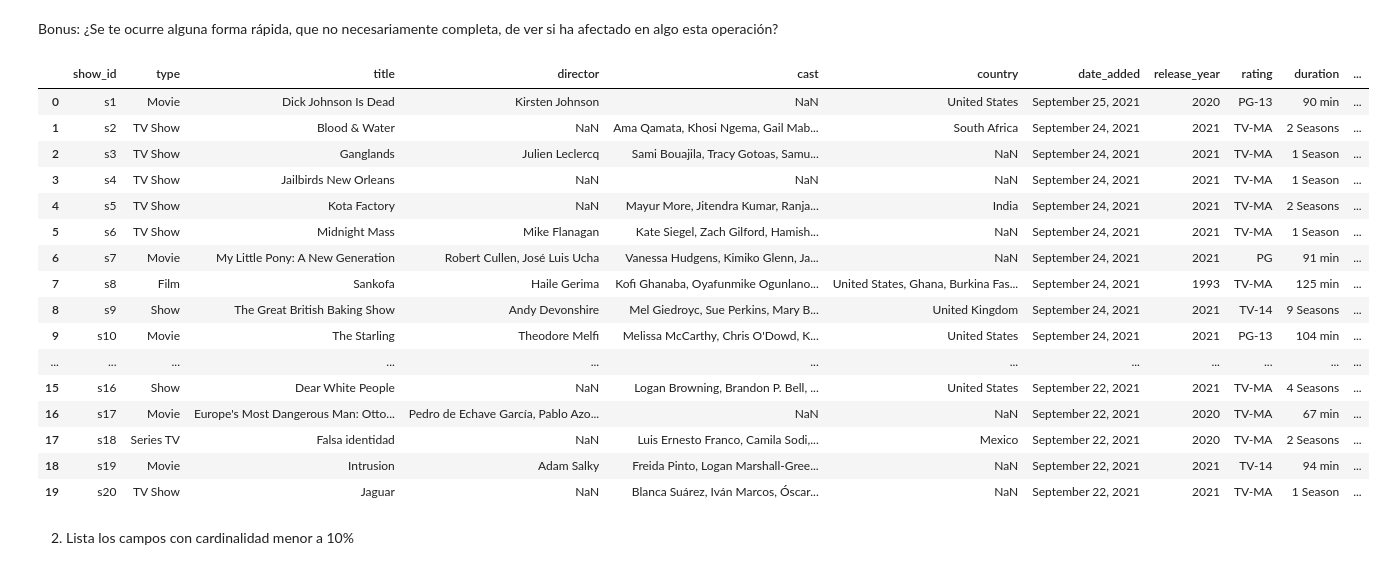
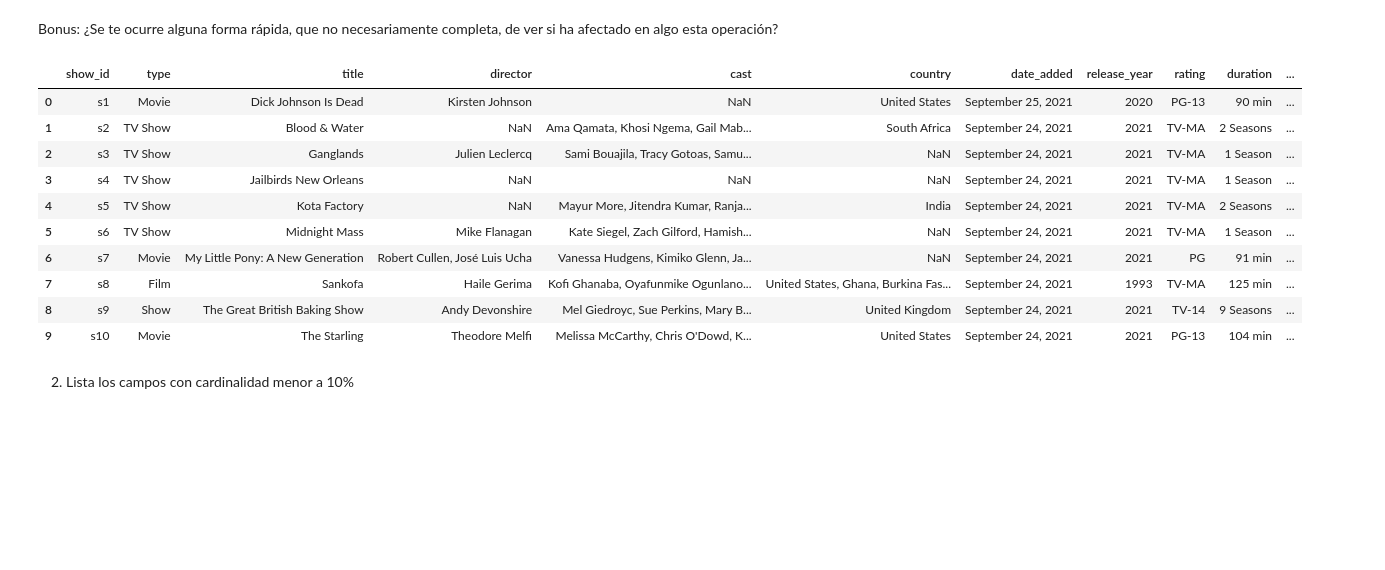
Before and after one commit to jacobo010/ONLINE_DS_THEBRIDGE_jacobo, a Jupyter notebook: Programacion_basica/Sprint05/Unidad_01/18_Practica_Obligatoria_ETL.ipynb, the cells around one changed output. Cells and saved outputs as stored; diff of their text form; code cells hidden in the pictures; blank space fills up the shorter version.

```diff
--- a/Programacion_basica/Sprint05/Unidad_01/18_Practica_Obligatoria_ETL.ipynb
+++ b/Programacion_basica/Sprint05/Unidad_01/18_Practica_Obligatoria_ETL.ipynb
@@ -142,25 +143,19 @@ for columna in df_peliculas:
 # %% [markdown]
 Bonus: ¿Se te ocurre alguna forma rápida, que no necesariamente completa, de ver si ha afectado en algo esta operación?
 # %%
-df_peliculas.head(20)
+df_peliculas.head(10)
 # %% [output]
 |  | show_id | type | title | director | cast | country | date_added | release_year | rating | duration | ... |
 | 0 | s1 | Movie | Dick Johnson Is Dead | Kirsten Johnson | NaN | United States | September 25, 2021 | 2020 | PG-13 | 90 min | ... |
 | 1 | s2 | TV Show | Blood & Water | NaN | Ama Qamata, Khosi Ngema, Gail Mab... | South Africa | September 24, 2021 | 2021 | TV-MA | 2 Seasons | ... |
 | 2 | s3 | TV Show | Ganglands | Julien Leclercq | Sami Bouajila, Tracy Gotoas, Samu... | NaN | September 24, 2021 | 2021 | TV-MA | 1 Season | ... |
 | 3 | s4 | TV Show | Jailbirds New Orleans | NaN | NaN | NaN | September 24, 2021 | 2021 | TV-MA | 1 Season | ... |
 | 4 | s5 | TV Show | Kota Factory | NaN | Mayur More, Jitendra Kumar, Ranja... | India | September 24, 2021 | 2021 | TV-MA | 2 Seasons | ... |
 | 5 | s6 | TV Show | Midnight Mass | Mike Flanagan | Kate Siegel, Zach Gilford, Hamish... | NaN | September 24, 2021 | 2021 | TV-MA | 1 Season | ... |
 | 6 | s7 | Movie | My Little Pony: A New Generation | Robert Cullen, José Luis Ucha | Vanessa Hudgens, Kimiko Glenn, Ja... | NaN | September 24, 2021 | 2021 | PG | 91 min | ... |
 | 7 | s8 | Film | Sankofa | Haile Gerima | Kofi Ghanaba, Oyafunmike Ogunlano... | United States, Ghana, Burkina Fas... | September 24, 2021 | 1993 | TV-MA | 125 min | ... |
 | 8 | s9 | Show | The Great British Baking Show | Andy Devonshire | Mel Giedroyc, Sue Perkins, Mary B... | United Kingdom | September 24, 2021 | 2021 | TV-14 | 9 Seasons | ... |
 | 9 | s10 | Movie | The Starling | Theodore Melfi | Melissa McCarthy, Chris O'Dowd, K... | United States | September 24, 2021 | 2021 | PG-13 | 104 min | ... |
-| ... | ... | ... | ... | ... | ... | ... | ... | ... | ... | ... | ... |
-| 15 | s16 | Show | Dear White People | NaN | Logan Browning, Brandon P. Bell, ... | United States | September 22, 2021 | 2021 | TV-MA | 4 Seasons | ... |
-| 16 | s17 | Movie | Europe's Most Dangerous Man: Otto... | Pedro de Echave García, Pablo Azo... | NaN | NaN | September 22, 2021 | 2020 | TV-MA | 67 min | ... |
-| 17 | s18 | Series TV | Falsa identidad | NaN | Luis Ernesto Franco, Camila Sodi,... | Mexico | September 22, 2021 | 2020 | TV-MA | 2 Seasons | ... |
-| 18 | s19 | Movie | Intrusion | Adam Salky | Freida Pinto, Logan Marshall-Gree... | NaN | September 22, 2021 | 2021 | TV-14 | 94 min | ... |
-| 19 | s20 | TV Show | Jaguar | NaN | Blanca Suárez, Iván Marcos, Óscar... | NaN | September 22, 2021 | 2021 | TV-MA | 1 Season | ... |
 # %% [markdown]
 2. Lista los campos con cardinalidad menor a 10%
 # %%
```
Also changed, not shown: parts of 18 cells of this notebook.
